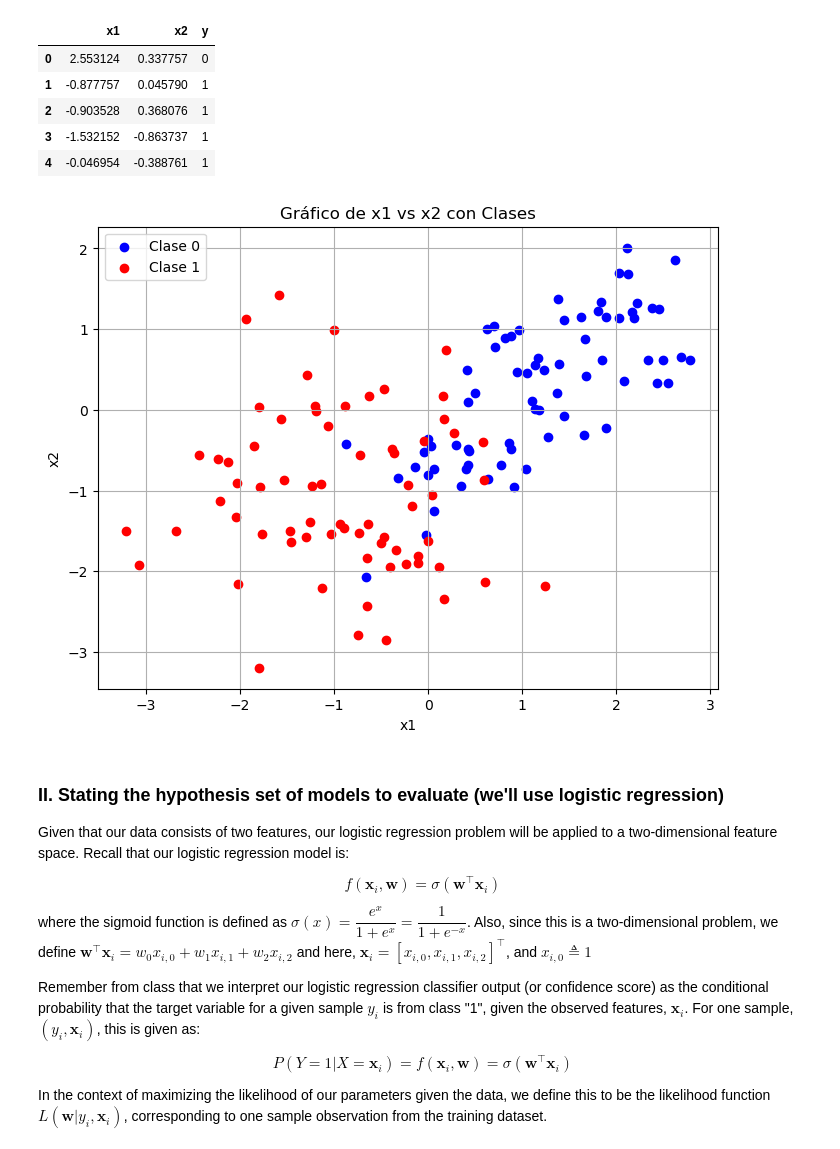
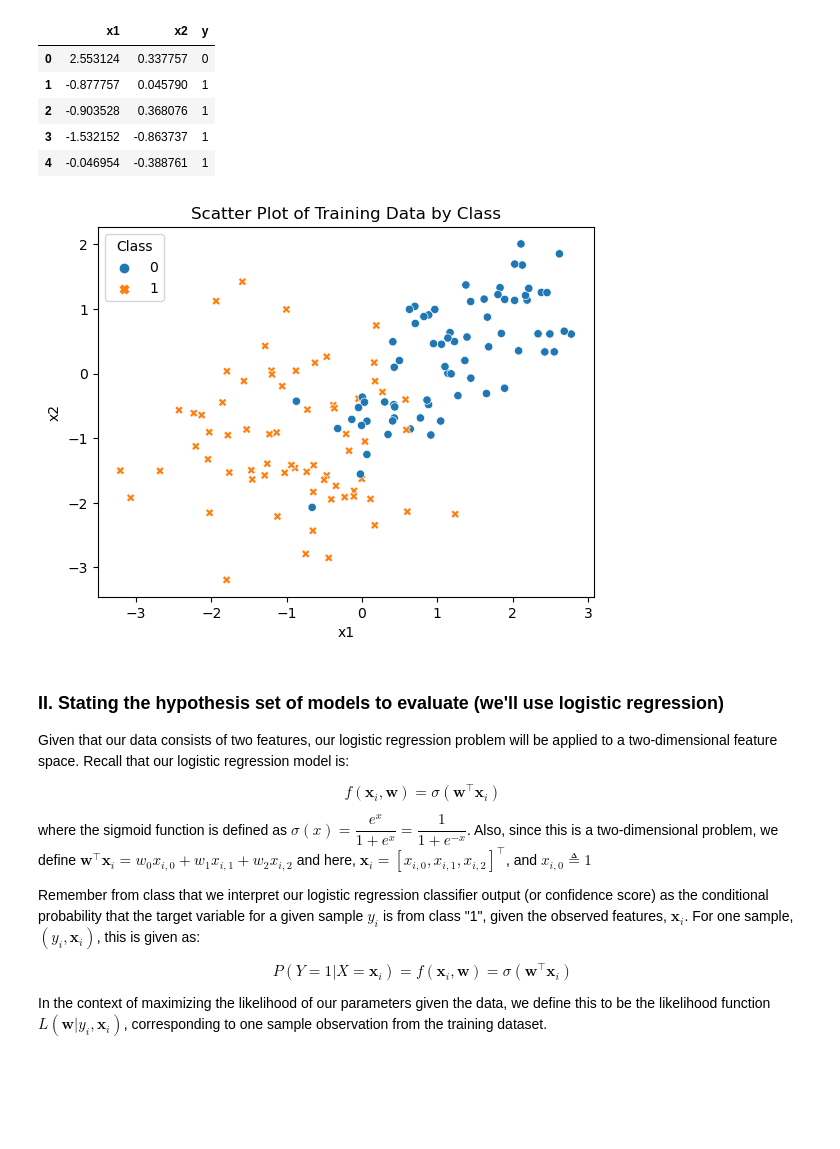
Before and after one commit to BarbaraPFloresRios/IDS705_PrinciplesOfMachineLearning, a Jupyter notebook: Assignment_3_SupervisedLearning_ModelTrainingAndEvaluation/Assignment_3.ipynb, the cells around one changed output. Drawn from its saved outputs; the diff is of its cells as text; code cells hidden in the pictures; blank space fills up the shorter version.

```diff
--- a/Assignment_3_SupervisedLearning_ModelTrainingAndEvaluation/Assignment_3.ipynb
+++ b/Assignment_3_SupervisedLearning_ModelTrainingAndEvaluation/Assignment_3.ipynb
@@ -57,33 +57,23 @@ data.head()
 # %%
 train_data = data.sample(frac=0.7, random_state=123)
 test_data = data.drop(train_data.index)
-# %%
-import matplotlib.pyplot as plt
-
-# Supongamos que train_data es un DataFrame de pandas
-# train_data tiene las columnas 'x1', 'x2' y 'y'
-
-# Separar los datos en dos clases según el valor de 'y'
-clase_0 = train_data[train_data["y"] == 0]
-clase_1 = train_data[train_data["y"] == 1]
-
-# Graficar los datos
-plt.figure(figsize=(8, 6))
-
-# Graficar los puntos de la clase 0
-plt.scatter(clase_0["x1"], clase_0["x2"], color="blue", label="Clase 0")
-
-# Graficar los puntos de la clase 1
-plt.scatter(clase_1["x1"], clase_1["x2"], color="red", label="Clase 1")
-
-plt.xlabel("x1")
-plt.ylabel("x2")
-plt.title("Gráfico de x1 vs x2 con Clases")
-plt.legend()
-plt.grid(True)
-plt.show()
-# %% [output]
-[figure, removed]
+# %%
+sns.scatterplot(
+    x="x1",
+    y="x2",
+    hue="y",
+    data=train_data,
+    style="y",
+)
+
+plt.title("Scatter Plot of Training Data by Class")
+plt.xlabel("x1")
+plt.ylabel("x2")
+plt.legend(title="Class")
+
+plt.show()
+# %% [output]
+[figure, added]
 # %% [markdown]
 ### II. Stating the hypothesis set of models to evaluate (we'll use logistic regression)
 
```
